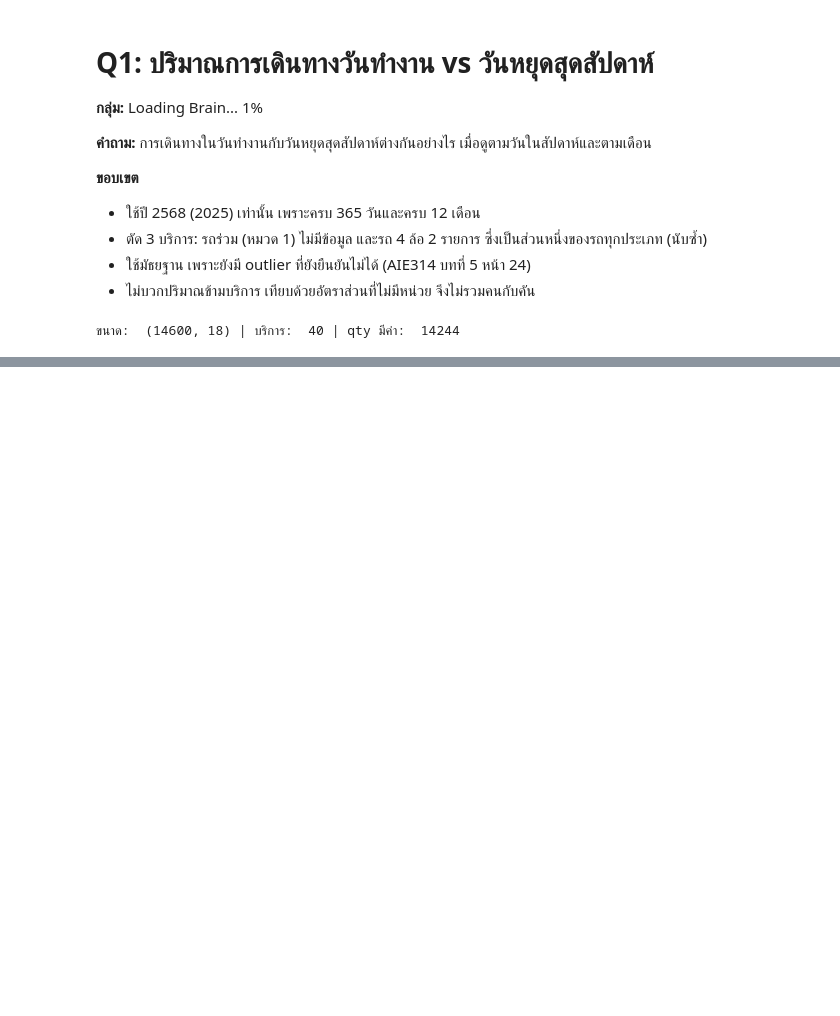
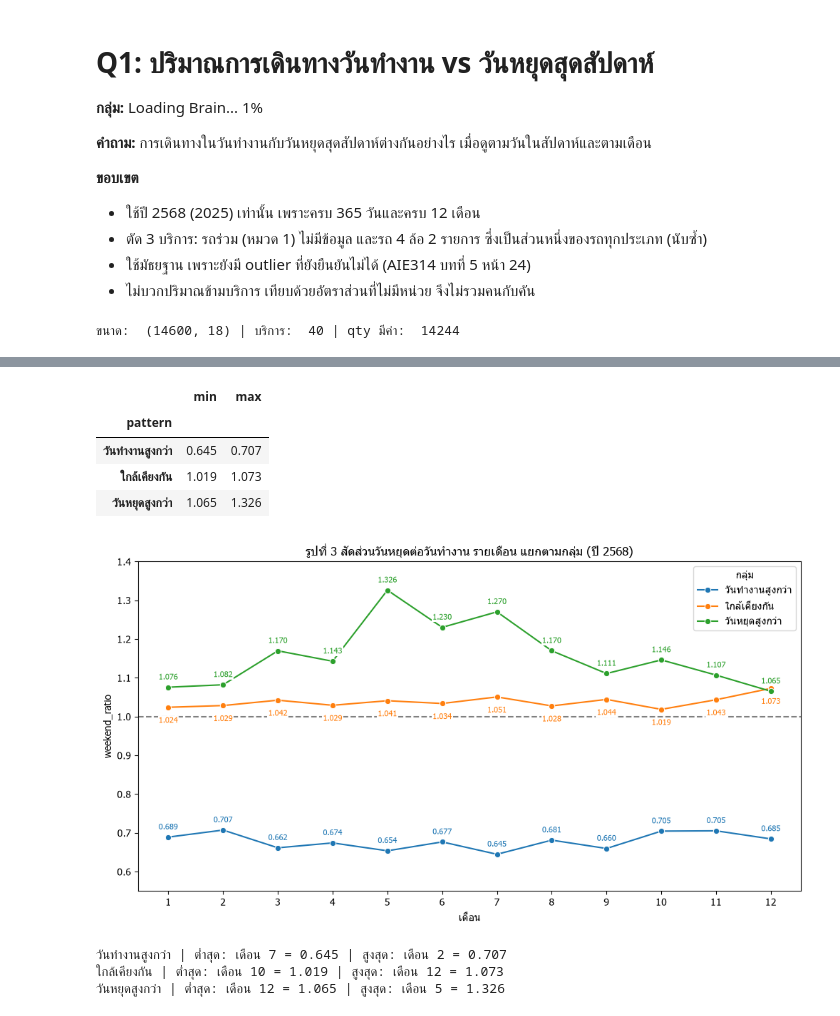
Before and after one commit to teeranai-teer/AIE314-Loading-Brain...-1percent, a Jupyter notebook: notebooks/02_Q1_Weekday_Weekend.ipynb, the cells around one changed output, grey strips where cells are left out. Saved outputs shown, nothing was run; the diff lists cells and outputs as text; code cells hidden in the pictures; blank space fills up the shorter version.

```diff
--- a/notebooks/02_Q1_Weekday_Weekend.ipynb
+++ b/notebooks/02_Q1_Weekday_Weekend.ipynb
@@ -29,0 +170,56 @@ print("ขนาด: ", df_q1.shape, "| บริการ: ", df_q1["ยาน
+# %%
+# ติดกลุ่มรูปแบบให้ทุกแถว
+df_q1 = pd.merge(df_q1, ratio[["ยานพาหนะ/ท่า", "pattern"]], on= "ยานพาหนะ/ท่า",
+                 how= "left", validate= "many_to_one")
+
+# มัธยฐาน ratio_to_median ราย กลุ่ม × เดือน × ประเภทวัน
+monthly = df_q1.groupby(["pattern", "month", "is_weekend"], as_index= False, observed= True).agg(
+    median_ratio= ("ratio_to_median", "median"))
+wd = monthly[monthly["is_weekend"] == 0][["pattern", "month", "median_ratio"]]
+we = monthly[monthly["is_weekend"] == 1][["pattern", "month", "median_ratio"]]
+
+# median_ratio_x = วันทำงาน, median_ratio_y = วันหยุด
+monthly_ratio = pd.merge(wd, we, on= ["pattern", "month"], how= "inner", validate= "one_to_one")
+monthly_ratio["weekend_ratio"] = monthly_ratio["median_ratio_y"] / monthly_ratio["median_ratio_x"]
+
+display(monthly_ratio.groupby("pattern", observed= True)["weekend_ratio"].agg(["min", "max"]).round(3))
+
+plt.figure(figsize= (12, 6))
+sns.lineplot(data= monthly_ratio, x= "month", y= "weekend_ratio", hue= "pattern", marker= "o")
+plt.axhline(1, color= "gray", linestyle= "--")      # 1 = วันหยุดเท่ากับวันทำงาน
+
+# ใส่ตัวเลขทุกจุด: กลุ่มกลางวางไว้ใต้จุด เพื่อไม่ให้ชนกับกลุ่มบน
+offset = {"วันทำงานสูงกว่า": 0.02, "ใกล้เคียงกัน": -0.04, "วันหยุดสูงกว่า": 0.02}
+color = {"วันทำงานสูงกว่า": "C0", "ใกล้เคียงกัน": "C1", "วันหยุดสูงกว่า": "C2"}   # สีเดียวกับเส้น
+
+for i in monthly_ratio.index:
+    m = monthly_ratio.loc[i, "month"]
+    v = monthly_ratio.loc[i, "weekend_ratio"]
+    p = monthly_ratio.loc[i, "pattern"]
+    plt.text(m, v + offset[p], f"{v:.3f}", ha= "center", fontsize= 8, color= color[p],
+             bbox= dict(facecolor= "white", edgecolor= "none", pad= 1))
+
+plt.xticks(range(1, 13))
+plt.ylim(0.55, 1.4)
+plt.title("รูปที่ 3 สัดส่วนวันหยุดต่อวันทำงาน รายเดือน แยกตามกลุ่ม (ปี 2568)")
+plt.xlabel("เดือน")
+plt.ylabel("weekend_ratio")
+plt.legend(title= "กลุ่ม")
+plt.show()
+# %% [output]
+|  | min | max |
+| pattern |  |  |
+| วันทำงานสูงกว่า | 0.645 | 0.707 |
+| ใกล้เคียงกัน | 1.019 | 1.073 |
+| วันหยุดสูงกว่า | 1.065 | 1.326 |
+[figure, added]
+# %%
+# เดือนที่ต่ำสุดและสูงสุดของแต่ละกลุ่ม
+for name in ["วันทำงานสูงกว่า", "ใกล้เคียงกัน", "วันหยุดสูงกว่า"]:
+    g = monthly_ratio[monthly_ratio["pattern"] == name].sort_values("weekend_ratio")
+    print(name, "| ต่ำสุด: เดือน", g["month"].iloc[0], "=", round(g["weekend_ratio"].iloc[0], 3),
+          "| สูงสุด: เดือน", g["month"].iloc[-1], "=", round(g["weekend_ratio"].iloc[-1], 3))
+# %% [output]
+วันทำงานสูงกว่า | ต่ำสุด: เดือน 7 = 0.645 | สูงสุด: เดือน 2 = 0.707
+ใกล้เคียงกัน | ต่ำสุด: เดือน 10 = 1.019 | สูงสุด: เดือน 12 = 1.073
+วันหยุดสูงกว่า | ต่ำสุด: เดือน 12 = 1.065 | สูงสุด: เดือน 5 = 1.326
```
Also changed, not shown: parts of 12 cells of this notebook, 2 other files.
